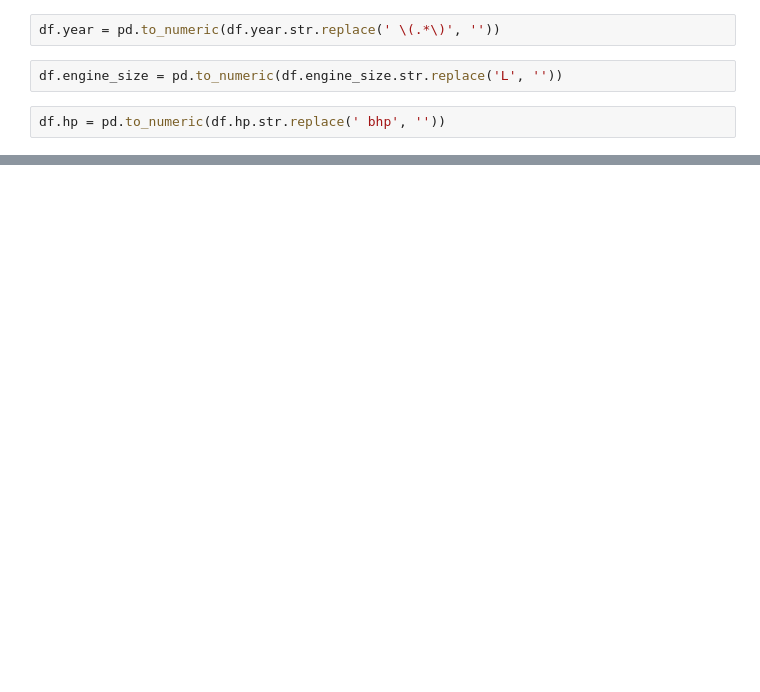
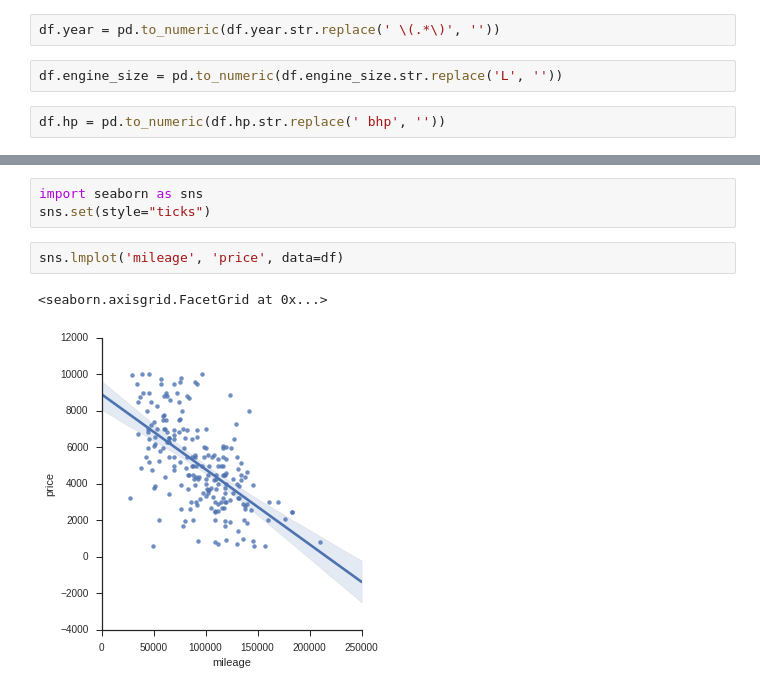
Before and after one commit to barnettjacob/car_prices, a Jupyter notebook: autotrader_2.ipynb, the cells around one changed output, grey strips where cells are left out. Drawn from its saved outputs; the diff is of its cells as text; blank space fills up the shorter version.

```diff
--- a/autotrader_2.ipynb
+++ b/autotrader_2.ipynb
@@ -111,0 +112,8 @@ df
+# %%
+import seaborn as sns
+sns.set(style="ticks")
+# %%
+sns.lmplot('mileage', 'price', data=df)
+# %% [output]
+<seaborn.axisgrid.FacetGrid at 0x...>
+[figure, added]
```
Also changed, not shown: parts of 7 cells of this notebook.
